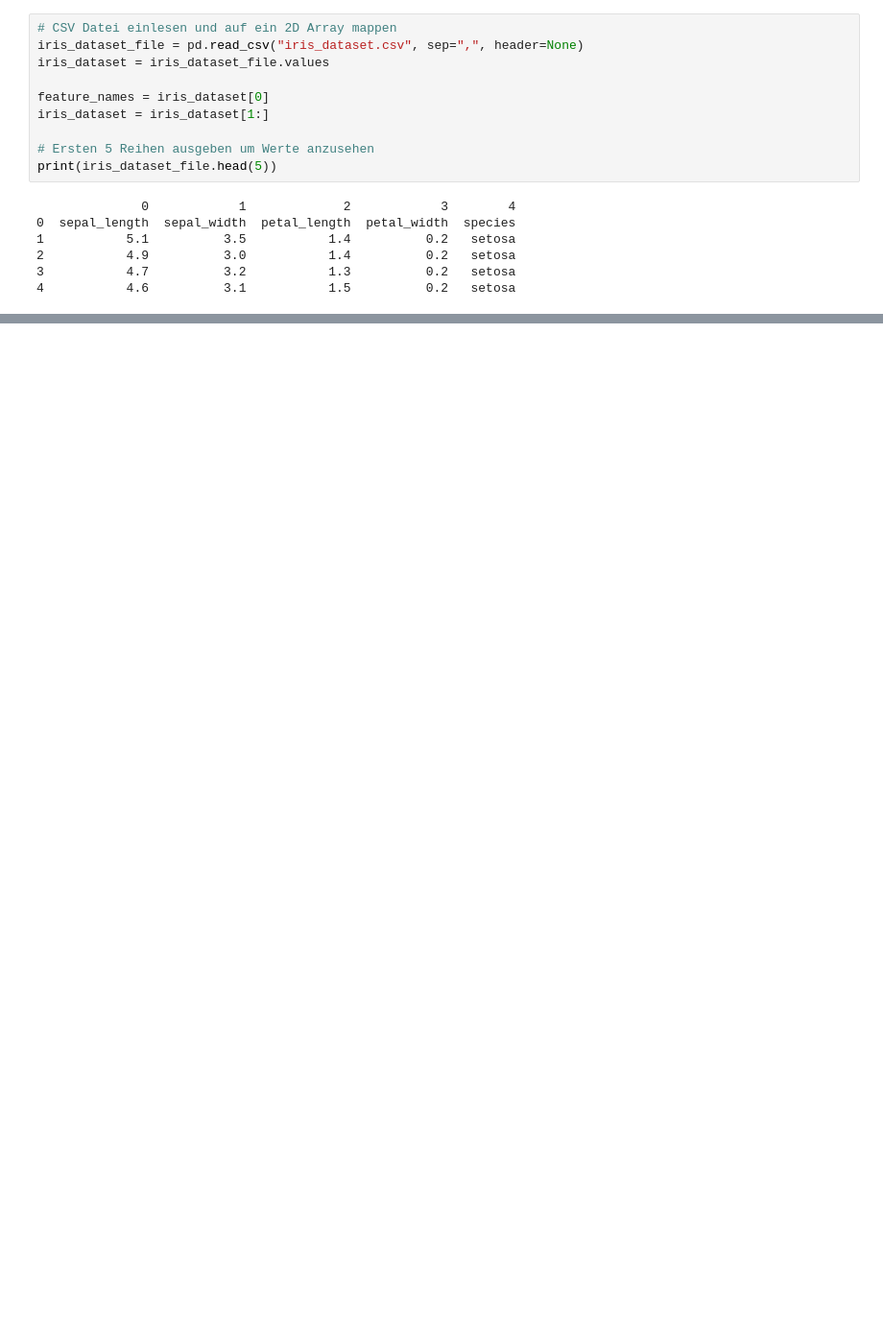
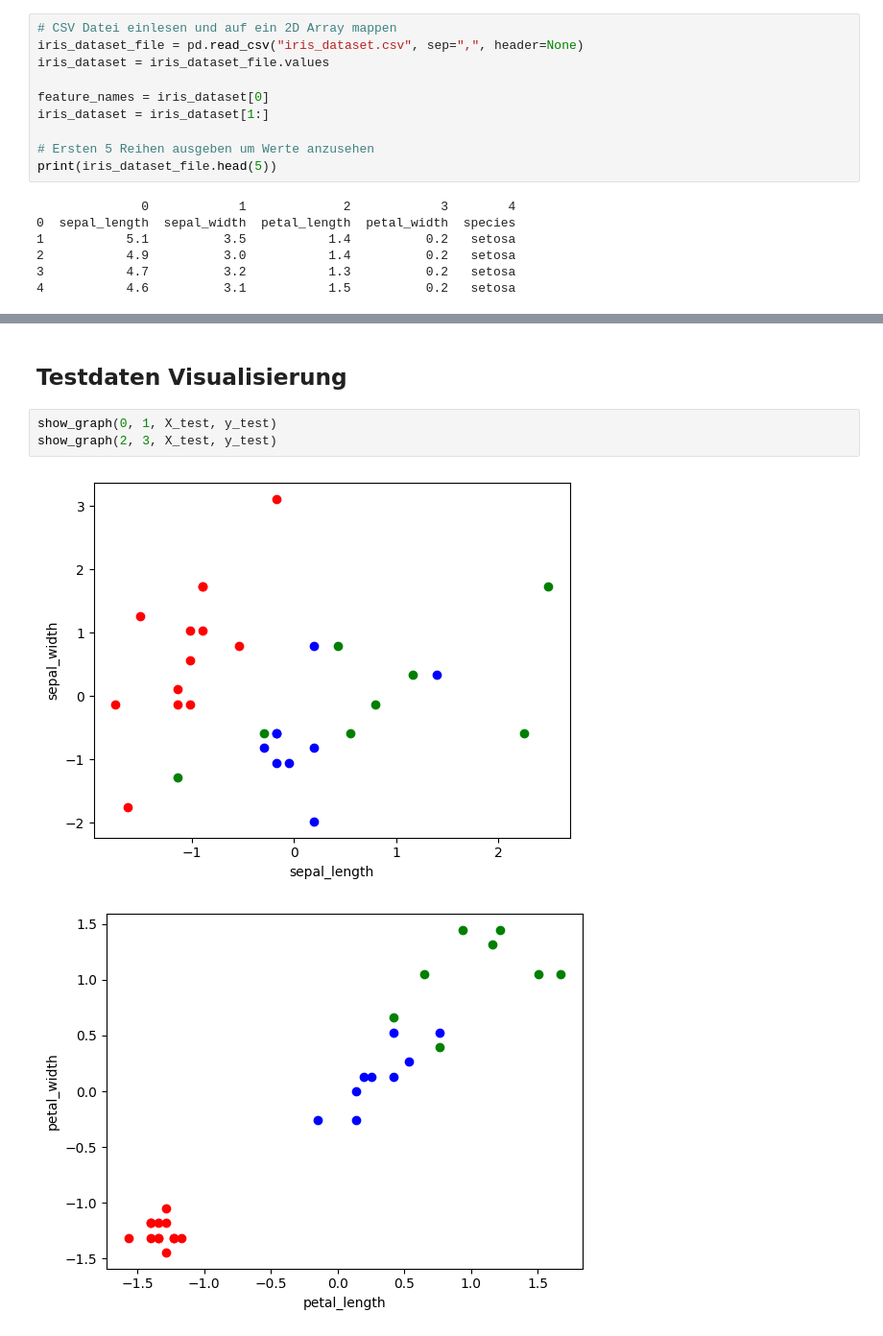
Before and after one commit to julian-baumann/k-nearest-neighbors, a Jupyter notebook: main.ipynb, the cells around one changed output, grey strips where cells are left out. Shown at 96% size. Saved outputs shown, nothing was run; the diff lists cells and outputs as text; blank space fills up the shorter version.

```diff
--- a/main.ipynb
+++ b/main.ipynb
@@ -100 +114,9 @@ show_graph(2, 3)
+# %% [markdown]
+## Testdaten Visualisierung
+# %%
+show_graph(0, 1, X_test, y_test)
+show_graph(2, 3, X_test, y_test)
+# %% [output]
+[figure, added]
+[figure, added]
 # %% [markdown]
```
Also changed, not shown: parts of 15 cells of this notebook, 2 other files.
